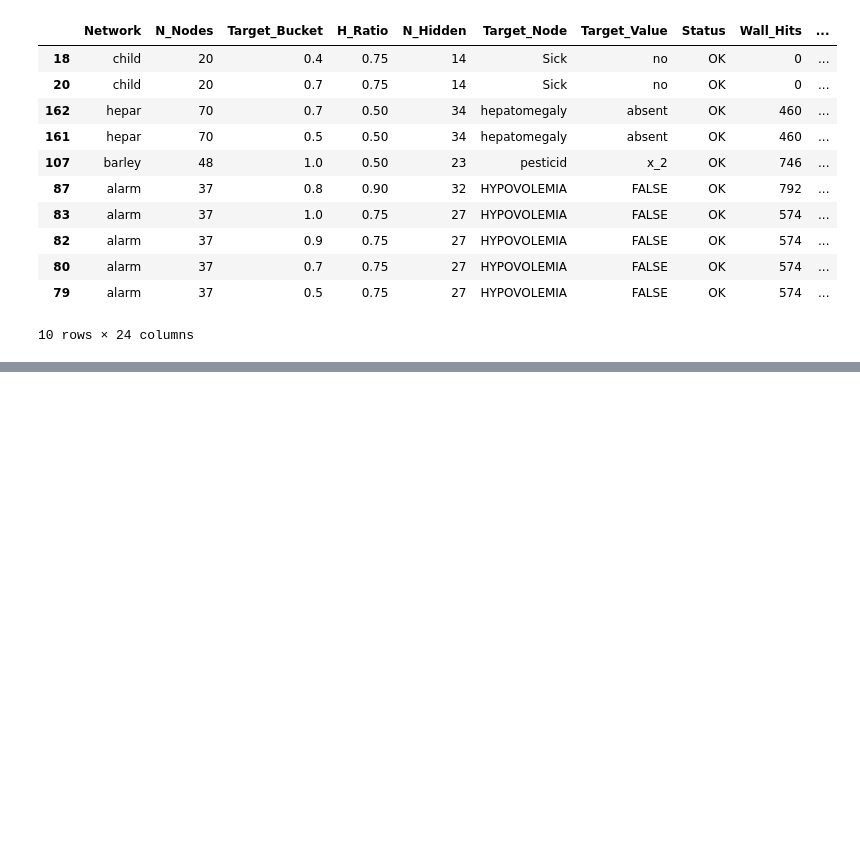
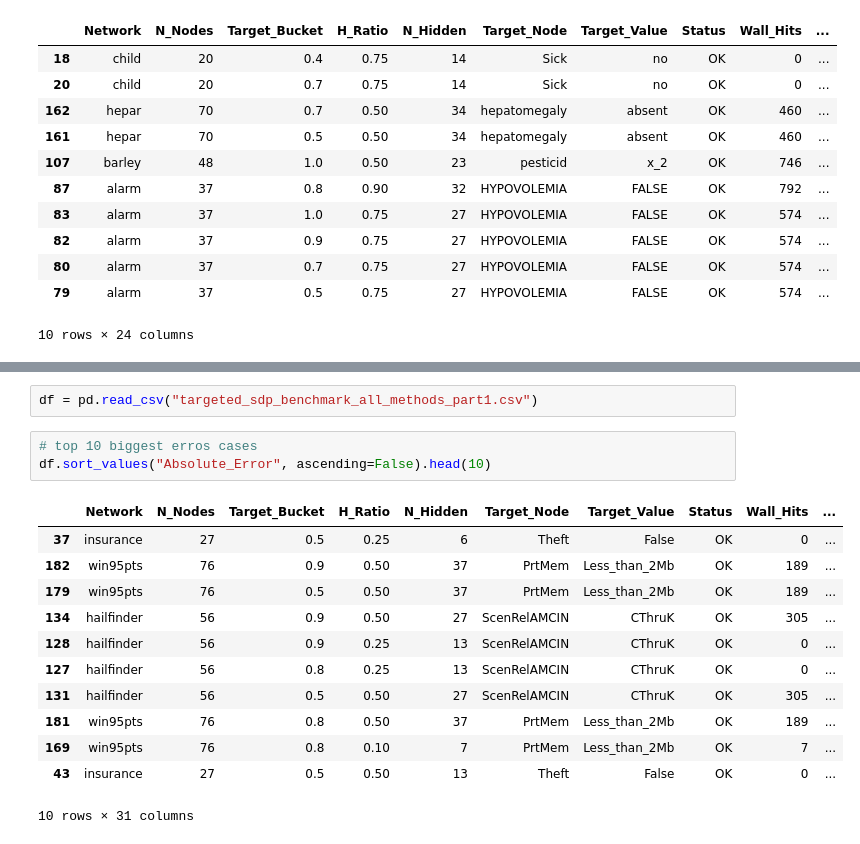
Before and after one commit to jpafcampos/explaining-BNs, a Jupyter notebook: src/benchmark_results_analysis.ipynb, the cells around one changed output, grey strips where cells are left out. Cells and saved outputs as stored; diff of their text form; blank space fills up the shorter version.

```diff
--- a/src/benchmark_results_analysis.ipynb
+++ b/src/benchmark_results_analysis.ipynb
@@ -691,0 +703,18 @@ df.sort_values("MCMC_Mem_MB_RSS", ascending=False).head(10)
+# %%
+df = pd.read_csv("targeted_sdp_benchmark_all_methods_part1.csv")
+# %%
+# top 10 biggest erros cases
+df.sort_values("Absolute_Error", ascending=False).head(10)
+# %% [output]
+|  | Network | N_Nodes | Target_Bucket | H_Ratio | N_Hidden | Target_Node | Target_Value | Status | Wall_Hits | ... |
+| 37 | insurance | 27 | 0.5 | 0.25 | 6 | Theft | False | OK | 0 | ... |
+| 182 | win95pts | 76 | 0.9 | 0.50 | 37 | PrtMem | Less_than_2Mb | OK | 189 | ... |
+| 179 | win95pts | 76 | 0.5 | 0.50 | 37 | PrtMem | Less_than_2Mb | OK | 189 | ... |
+| 134 | hailfinder | 56 | 0.9 | 0.50 | 27 | ScenRelAMCIN | CThruK | OK | 305 | ... |
+| 128 | hailfinder | 56 | 0.9 | 0.25 | 13 | ScenRelAMCIN | CThruK | OK | 0 | ... |
+| 127 | hailfinder | 56 | 0.8 | 0.25 | 13 | ScenRelAMCIN | CThruK | OK | 0 | ... |
+| 131 | hailfinder | 56 | 0.5 | 0.50 | 27 | ScenRelAMCIN | CThruK | OK | 305 | ... |
+| 181 | win95pts | 76 | 0.8 | 0.50 | 37 | PrtMem | Less_than_2Mb | OK | 189 | ... |
+| 169 | win95pts | 76 | 0.8 | 0.10 | 7 | PrtMem | Less_than_2Mb | OK | 7 | ... |
+| 43 | insurance | 27 | 0.5 | 0.50 | 13 | Theft | False | OK | 0 | ... |
+10 rows × 31 columns
```
Also changed, not shown: parts of 4 cells of this notebook, 7 other files.
